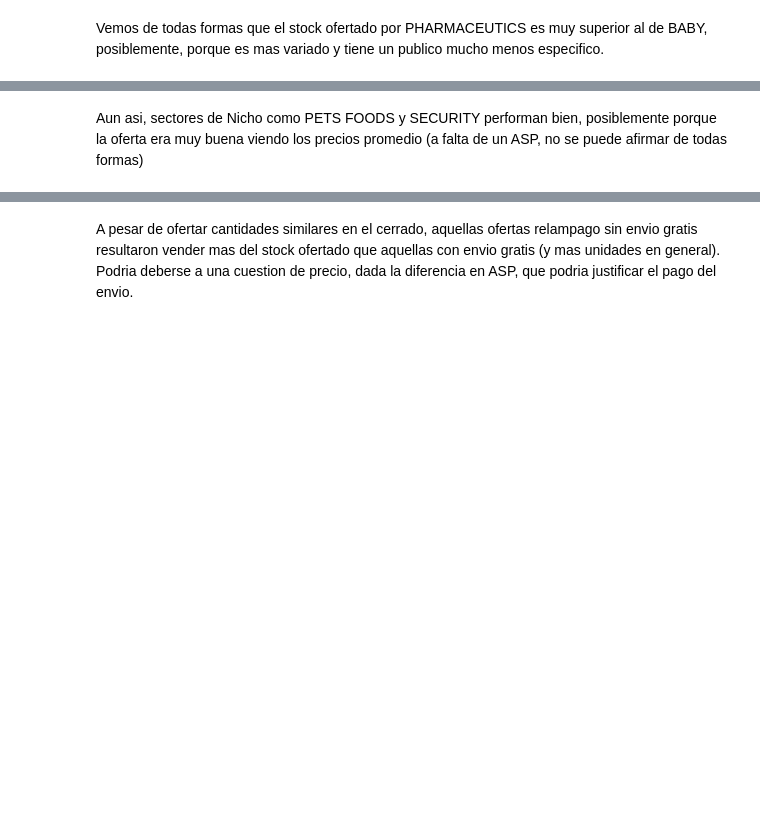
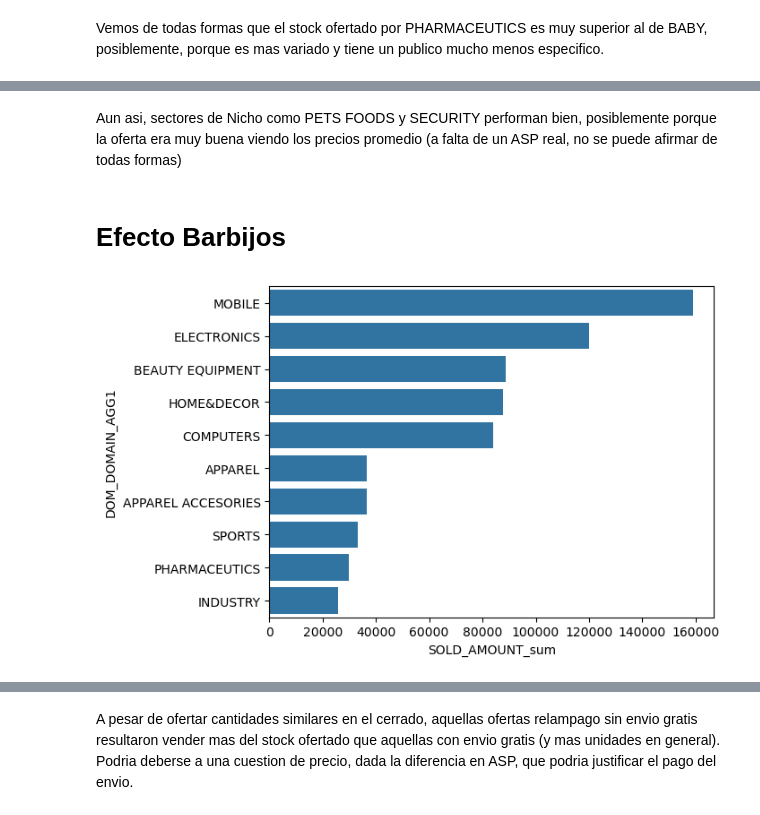
Before and after one commit to nicolas-morelli/ds-challenge, a Jupyter notebook: ofertas-relampago/eda.ipynb, the cells around one changed output, grey strips where cells are left out. Drawn from its saved outputs; the diff is of its cells as text; code cells hidden in the pictures; blank space fills up the shorter version.

```diff
--- a/ofertas-relampago/eda.ipynb
+++ b/ofertas-relampago/eda.ipynb
@@ -135,4 +143,16 @@ dom_df[dom_df.index.isin(['PETS FOOD', 'SECURITY'])][['INVOLVED_STOCK_sum', 'REM
 | PETS FOOD | 4039 | 2474 | 1523.0 | 5.091416 |
 | SECURITY | 8402 | 7251 | 1143.0 | 10.808264 |
 # %% [markdown]
-Aun asi, sectores de Nicho como PETS FOODS y SECURITY performan bien, posiblemente porque la oferta era muy buena viendo los precios promedio (a falta de un ASP, no se puede afirmar de todas formas)
+Aun asi, sectores de Nicho como PETS FOODS y SECURITY performan bien, posiblemente porque la oferta era muy buena viendo los precios promedio (a falta de un ASP real, no se puede afirmar de todas formas)
+# %% [markdown]
+# Efecto Barbijos
+# %%
+nb_df = df[df['DOMAIN_ID'] != 'MLM-SURGICAL_AND_INDUSTRIAL_MASKS']
+# %%
+dom_df = nb_df.groupby(['DOM_DOMAIN_AGG1'])[['INVOLVED_STOCK', 'REMAINING_STOCK_AFTER_END', 'SOLD_AMOUNT', 'SOLD_QUANTITY', 'SOLD_PERCENT', 'OFFER_SPAN_MINUTES', 'ASP']].agg(['sum', 'max', 'mean', 'median', 'count'])
+dom_df.columns = ['_'.join(col) for col in dom_df.columns.to_flat_index()]
+# %%
+ax = sns.barplot(dom_df[dom_df['SOLD_PERCENT_count'] > 0].sort_values(by='SOLD_AMOUNT_sum', ascending=False).iloc[:10]['SOLD_AMOUNT_sum'], orient='h')
+plt.show()
+# %% [output]
+[figure, added]
```
Also changed, not shown: parts of 57 cells of this notebook, 5 other files.
